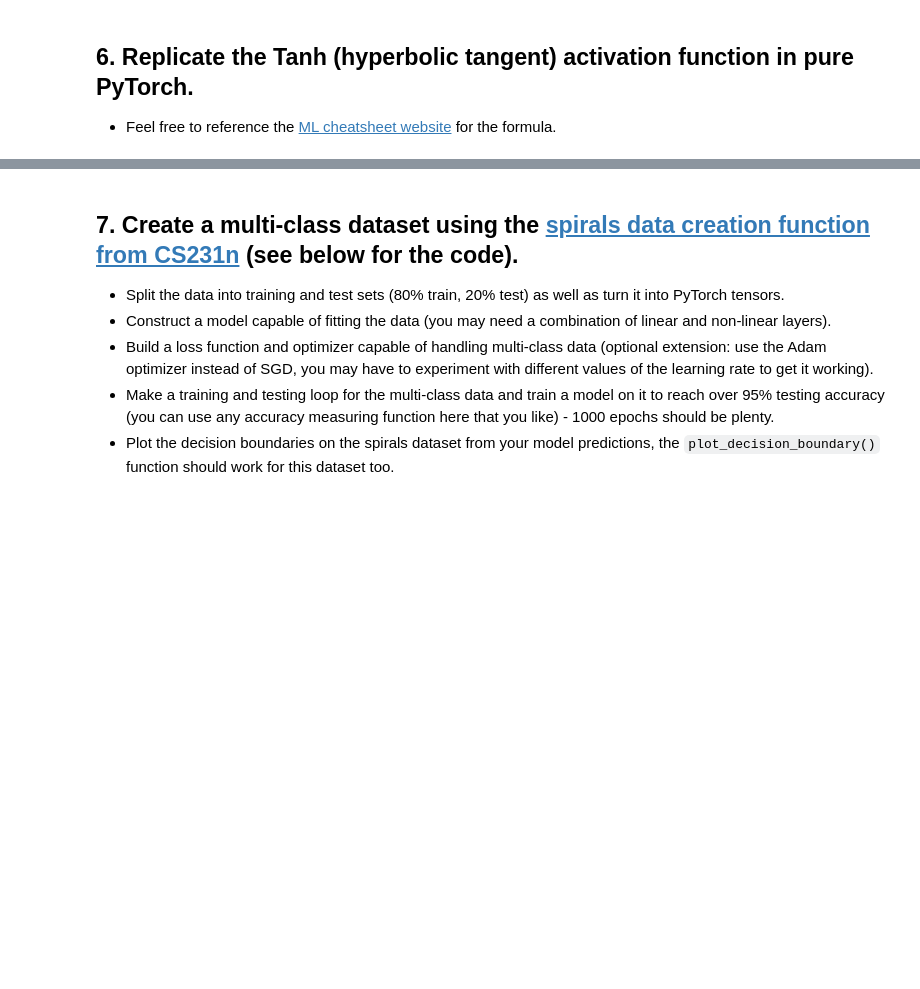
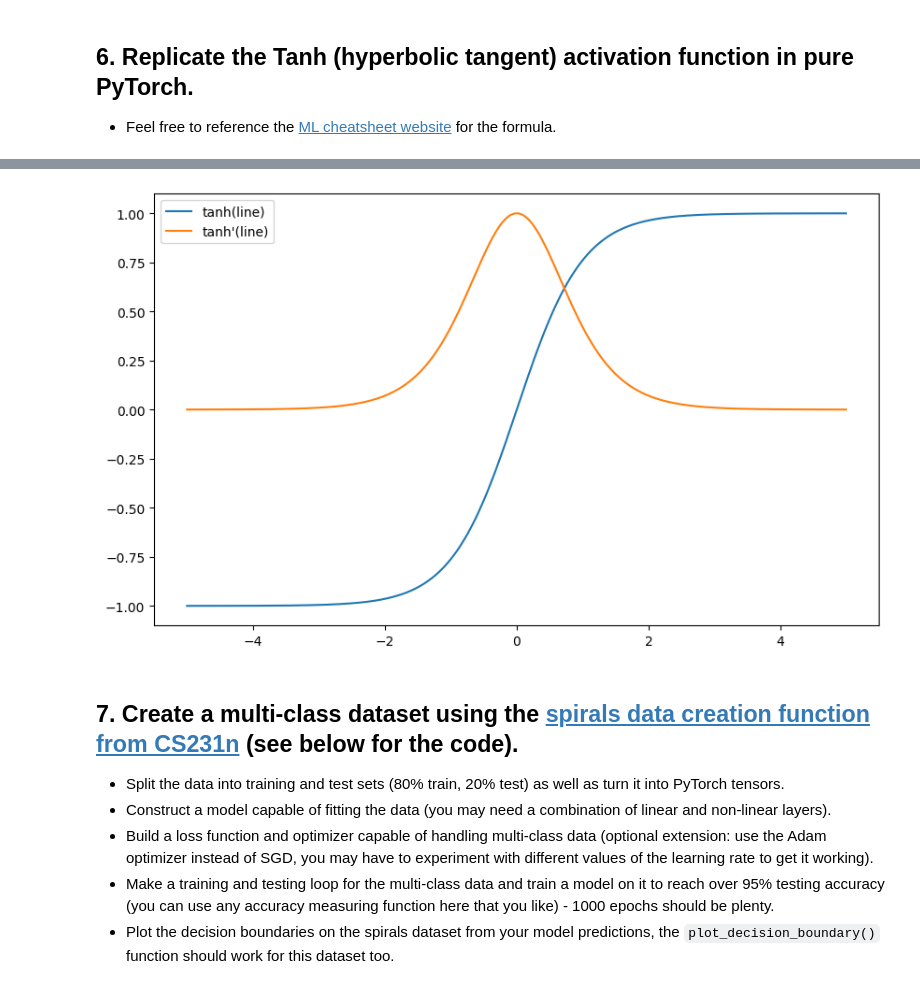
Before and after one commit to funxyz2/pytorch-deep-learning, a Jupyter notebook: extras/exercises/02_pytorch_classification_exercises.ipynb, the cells around one changed output, grey strips where cells are left out. Drawn from its saved outputs; the diff is of its cells as text; code cells hidden in the pictures; blank space fills up the shorter version.

```diff
--- a/extras/exercises/02_pytorch_classification_exercises.ipynb
+++ b/extras/exercises/02_pytorch_classification_exercises.ipynb
@@ -304,3 +349,15 @@ def plot_decision_boundary(model, X, y):
+# %%
+# Replicate torch.tanh() and plot it
+line_tanh_simple = (np.exp(line) - np.exp(-line)) / (np.exp(line) + np.exp(-line))
+line_tanh_simple_deriv = 1 - line_tanh_simple**2
+
+plt.figure(figsize=(10, 6))
+plt.plot(line, line_tanh_simple, label='tanh(line)')
+plt.plot(line, line_tanh_simple_deriv, label="tanh'(line)")
+plt.legend()
+plt.show()
+# %% [output]
+[figure, added]
 # %% [markdown]
 ## 7. Create a multi-class dataset using the [spirals data creation function from CS231n](https://cs231n.github.io/neural-networks-case-study/) (see below for the code).
   * Split the data into training and test sets (80% train, 20% test) as well as turn it into PyTorch tensors.
```
Also changed, not shown: parts of 22 cells of this notebook.
